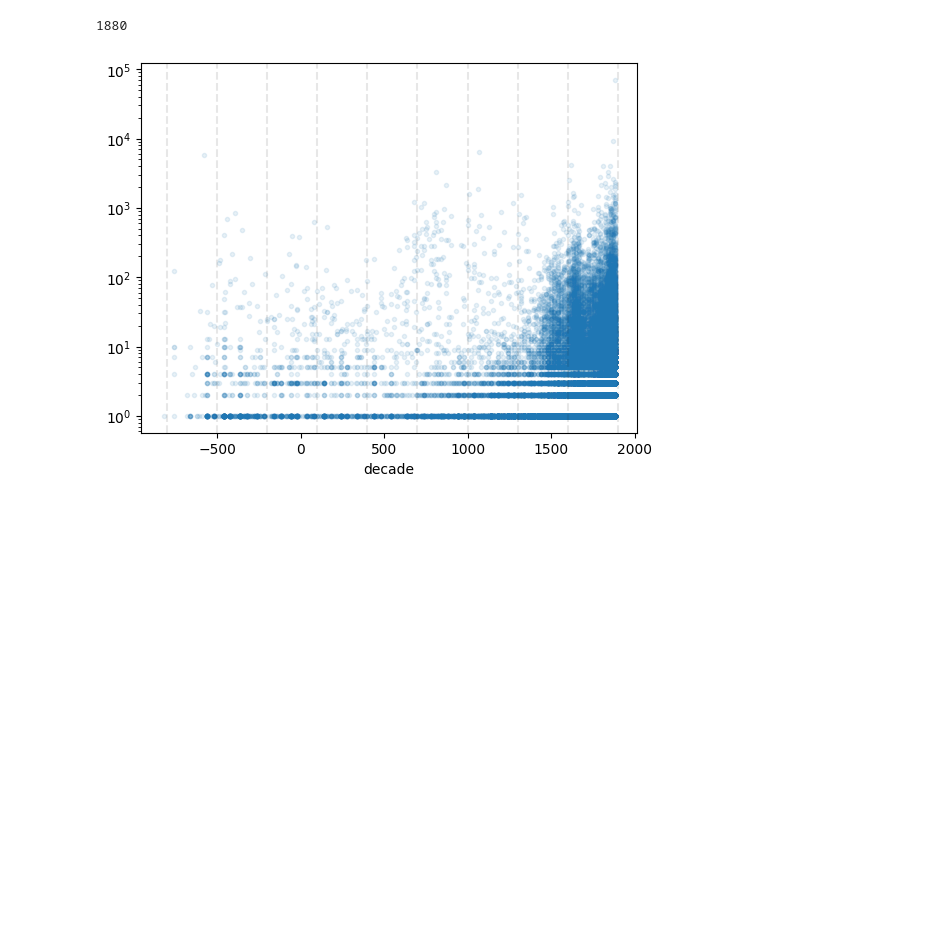
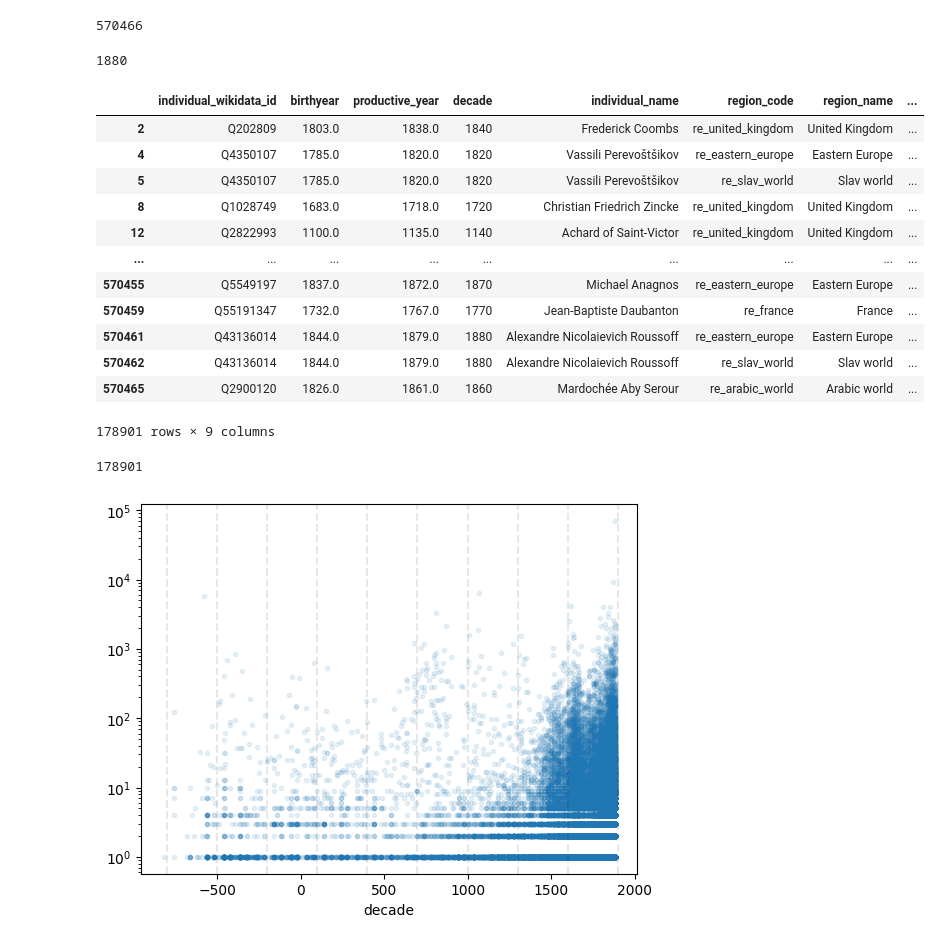
Before and after one commit to charlesdedampierre/cultura_project, a Jupyter notebook: unseen_species_model/regression.ipynb, the cells around one changed output. Drawn from its saved outputs; the diff is of its cells as text; code cells hidden in the pictures; blank space fills up the shorter version.

```diff
--- a/unseen_species_model/regression.ipynb
+++ b/unseen_species_model/regression.ipynb
@@ -10,6 +10,8 @@ import pandas as pd
 
 df = pd.read_csv("data/df_indi_works.csv", index_col=0)
 #df = pd.read_csv("data/df_indi_works_clean_gdp.csv", index_col=0)
+
+print(len(df))
 
 regions = pd.read_csv('data/ENS - Cultural Index - Countries Databases - region_level.csv')
 regions = regions[regions['level'] == 2]
@@ -19,7 +21,28 @@ df["century"] = df["decade"].round(-2)
 df.head(n=10)
 max(df.decade)
 # %% [output]
-1880
+570466
+1880
+# %%
+df
+# %% [output]
+|  | individual_wikidata_id | birthyear | productive_year | decade | individual_name | region_code | region_name | ... |
+| 2 | Q202809 | 1803.0 | 1838.0 | 1840 | Frederick Coombs | re_united_kingdom | United Kingdom | ... |
+| 4 | Q4350107 | 1785.0 | 1820.0 | 1820 | Vassili Perevoštšikov | re_eastern_europe | Eastern Europe | ... |
+| 5 | Q4350107 | 1785.0 | 1820.0 | 1820 | Vassili Perevoštšikov | re_slav_world | Slav world | ... |
+| 8 | Q1028749 | 1683.0 | 1718.0 | 1720 | Christian Friedrich Zincke | re_united_kingdom | United Kingdom | ... |
+| 12 | Q2822993 | 1100.0 | 1135.0 | 1140 | Achard of Saint-Victor | re_united_kingdom | United Kingdom | ... |
+| ... | ... | ... | ... | ... | ... | ... | ... | ... |
+| 570455 | Q5549197 | 1837.0 | 1872.0 | 1870 | Michael Anagnos | re_eastern_europe | Eastern Europe | ... |
+| 570459 | Q55191347 | 1732.0 | 1767.0 | 1770 | Jean-Baptiste Daubanton | re_france | France | ... |
+| 570461 | Q43136014 | 1844.0 | 1879.0 | 1880 | Alexandre Nicolaievich Roussoff | re_eastern_europe | Eastern Europe | ... |
+| 570462 | Q43136014 | 1844.0 | 1879.0 | 1880 | Alexandre Nicolaievich Roussoff | re_slav_world | Slav world | ... |
+| 570465 | Q2900120 | 1826.0 | 1861.0 | 1860 | Mardochée Aby Serour | re_arabic_world | Arabic world | ... |
+178901 rows × 9 columns
+# %%
+len(df)
+# %% [output]
+178901
 # %%
 import matplotlib.pyplot as plt
 import numpy as np
```
Also changed, not shown: parts of 1 cell of this notebook, 20 other files.
